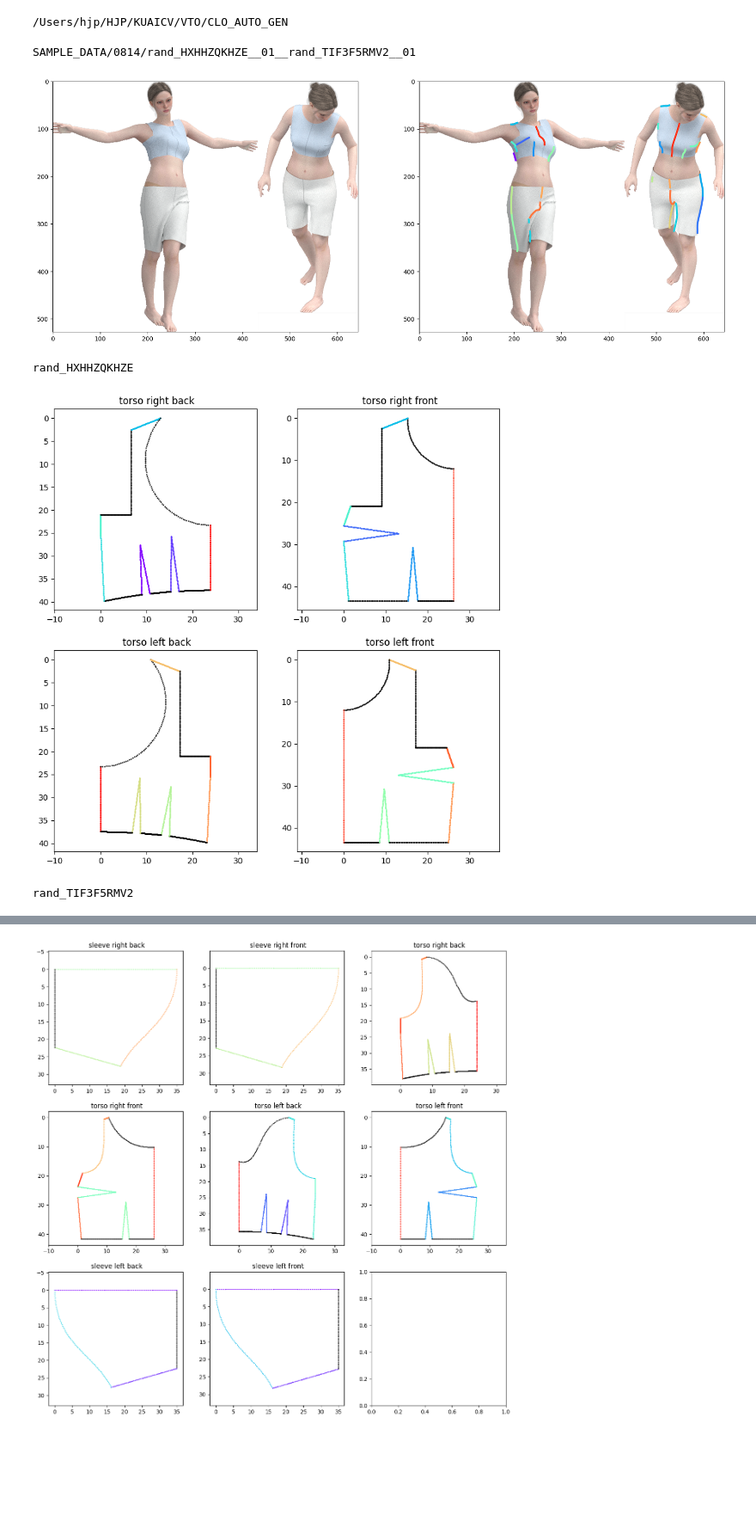
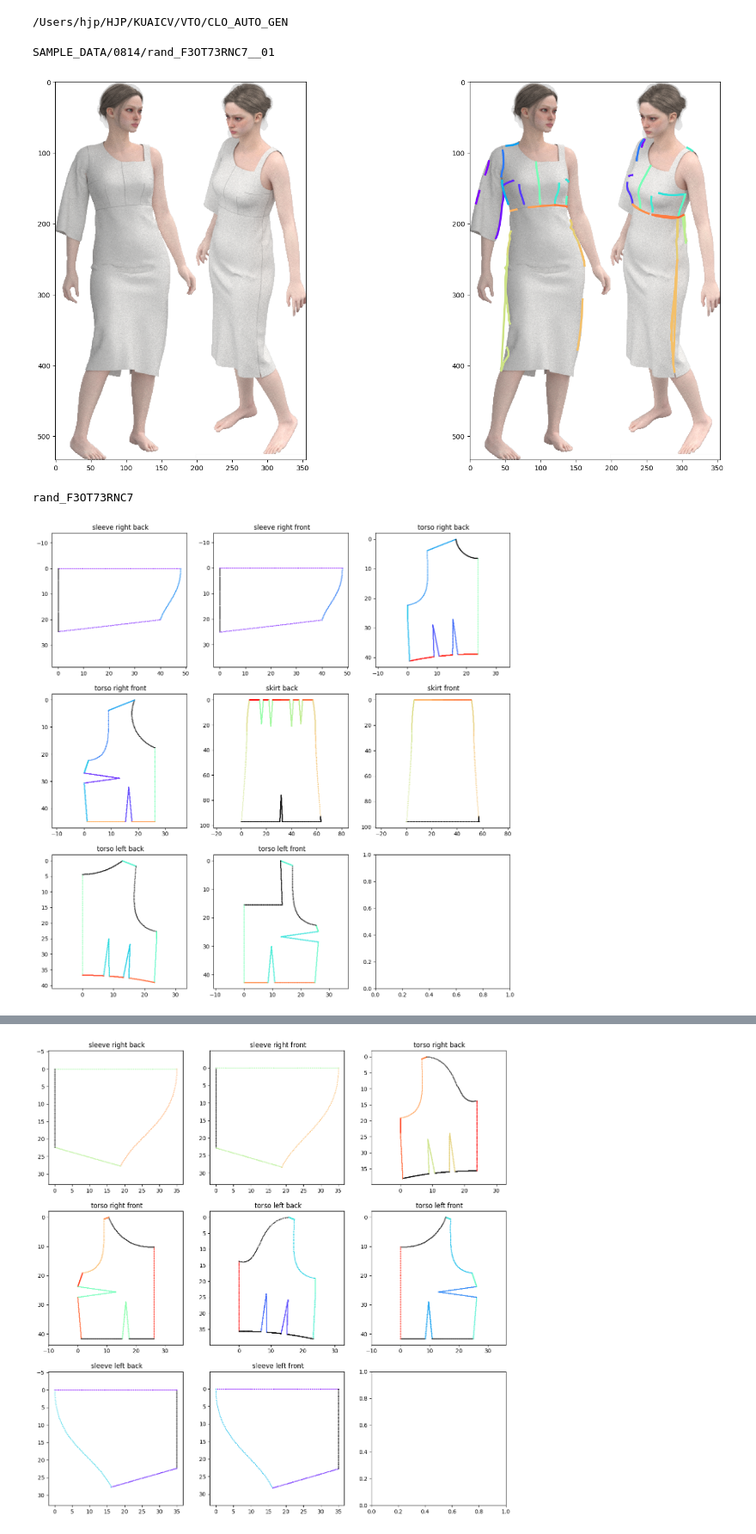
Before and after one commit to 2InfinityN6eyond/CLO_AUTO_GEN, a Jupyter notebook: ANALYSIS/make_residual.ipynb, the cells around one changed output, grey strips where cells are left out. Shown at 86% size. Drawn from its saved outputs; the diff is of its cells as text; code cells hidden in the pictures; blank space fills up the shorter version.

```diff
--- a/ANALYSIS/make_residual.ipynb
+++ b/ANALYSIS/make_residual.ipynb
@@ -604,6 +604,8 @@ IDX = 39
 IDX = 40
 
 
+IDX = 36
+
 
 sample_dir = good_garment_path_list[IDX]
 
@@ -617,35 +619,34 @@ print(sample_dir)
 few_view_label = FewViewLabel.from_dir(
     sample_dir,
     selected_idx_list = SELECTED_VIEW_IDX_LIST,
 )
 for garment_id, sewing_pattern in few_view_label.sewing_pattern_dict.items() :
     sewing_pattern.apply_panel_name_refine_map(
         panel_name_refine_map = panel_name_refine_map
     )
 
 few_view_label.combine_views()
 
 
 plt.figure(figsize=(20, 10))
 few_view_label.draw()
 plt.show()
 
 # plt.figure(figsize=(30, 20))
 # plt.imshow(plt.imread(os.path.join(few_view_label.garment_dir, "thumbnail.png")))
 # plt.show()
 
 for garment_id, sewing_pattern in few_view_label.sewing_pattern_dict.items() :
     print(garment_id)
     sewing_pattern.draw(
         color_list = few_view_label.seam_color_list_dict[garment_id],
         plot_stitch_name=False,
         unify_plot_scale=True,
     )
 
     plt.show()
 # %% [output]
-SAMPLE_DATA/0814/rand_HXHHZQKHZE__01__rand_TIF3F5RMV2__01
+SAMPLE_DATA/0814/rand_F3OT73RNC7__01
-[figure, old version]
+[figure, new version]
-rand_HXHHZQKHZE
+rand_F3OT73RNC7
-[figure, old version]
+[figure, new version]
-rand_TIF3F5RMV2
```
Also changed, not shown: parts of 2 cells of this notebook.
